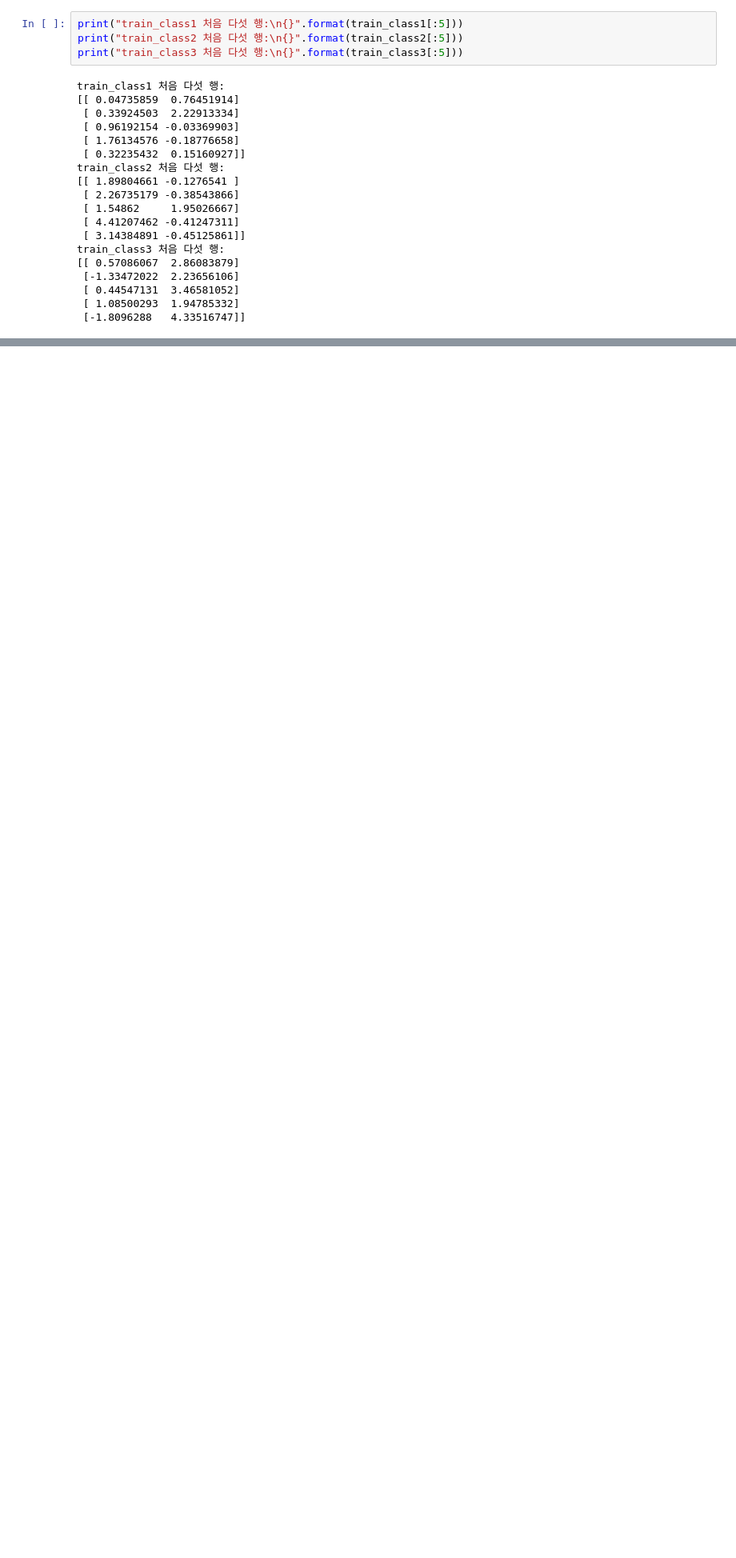
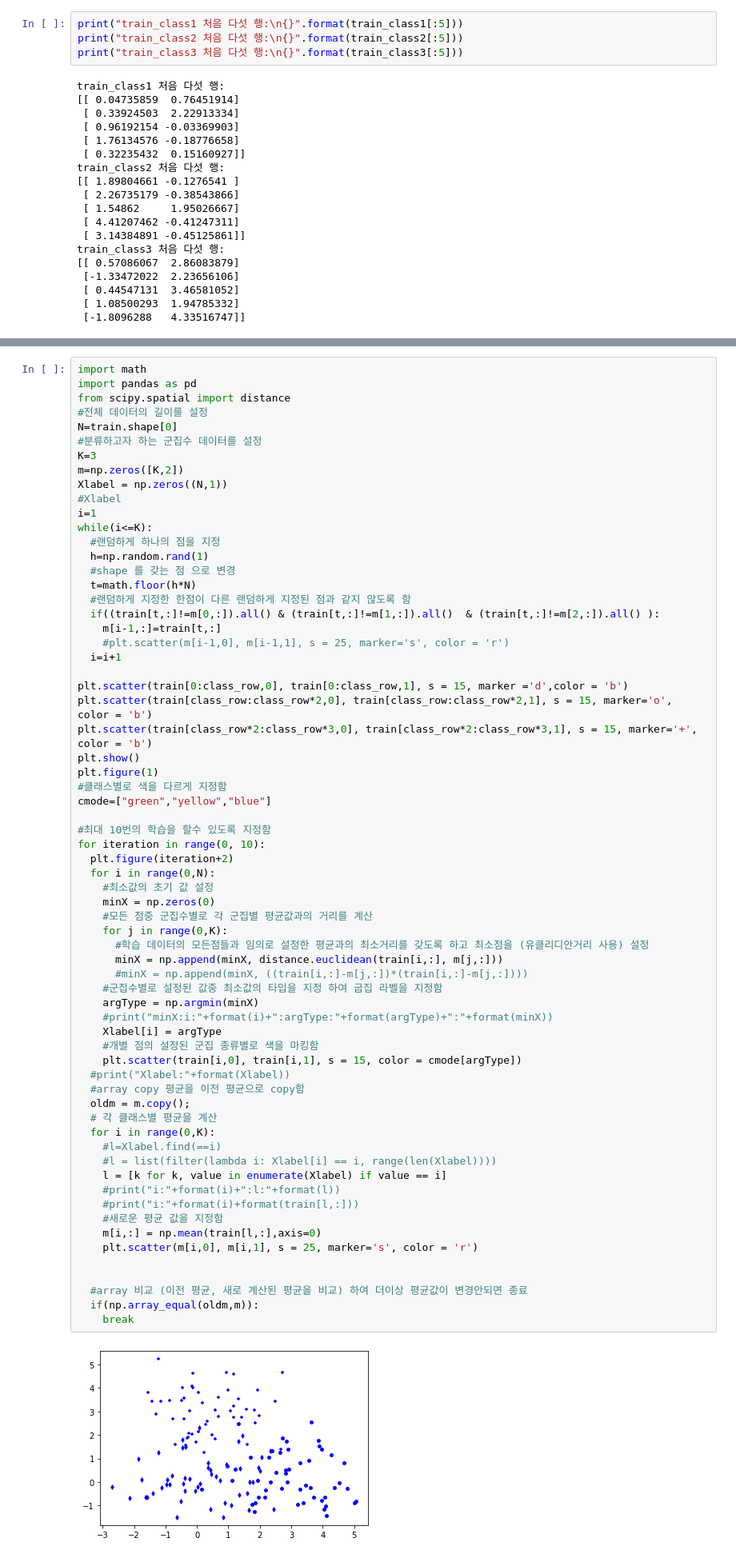
Before and after one commit to yojulab/knou_study_machinglearning, a Jupyter notebook: codes/yanginsuk/study7_군집화.ipynb, the cells around one changed output, grey strips where cells are left out. Shown at 80% size. Cells and saved outputs as stored; diff of their text form; blank space fills up the shorter version.

```diff
--- a/codes/yanginsuk/study7_군집화.ipynb
+++ b/codes/yanginsuk/study7_군집화.ipynb
@@ -269,0 +271,68 @@ for iteration in range(0, 10):
+# %%
+import math
+import pandas as pd
+from scipy.spatial import distance
+#전체 데이터의 길이를 설정
+N=train.shape[0]
+#분류하고자 하는 군집수 데이터를 설정
+K=3
+m=np.zeros([K,2])
+Xlabel = np.zeros((N,1))
+#Xlabel
+i=1
+while(i<=K):
+  #랜덤하게 하나의 점을 지정
+  h=np.random.rand(1)
+  #shape 를 갖는 점 으로 변경
+  t=math.floor(h*N)
+  #랜덤하게 지정한 한점이 다른 랜덤하게 지정된 점과 같지 않도록 함
+  if((train[t,:]!=m[0,:]).all() & (train[t,:]!=m[1,:]).all()  & (train[t,:]!=m[2,:]).all() ):
+    m[i-1,:]=train[t,:]
+    #plt.scatter(m[i-1,0], m[i-1,1], s = 25, marker='s', color = 'r')
+  i=i+1
+
+plt.scatter(train[0:class_row,0], train[0:class_row,1], s = 15, marker ='d',color = 'b')
+plt.scatter(train[class_row:class_row*2,0], train[class_row:class_row*2,1], s = 15, marker='o', color = 'b')
+plt.scatter(train[class_row*2:class_row*3,0], train[class_row*2:class_row*3,1], s = 15, marker='+', color = 'b')
+plt.show()
+plt.figure(1)
+#클래스별로 색을 다르게 지정함
+cmode=["green","yellow","blue"]
+
+#최대 10번의 학습을 할수 있도록 지정함
+for iteration in range(0, 10):
+  plt.figure(iteration+2)
+  for i in range(0,N):
+    #최소값의 초기 값 설정
+    minX = np.zeros(0)
+    #모든 점중 군집수별로 각 군집별 평균값과의 거리를 계산
+    for j in range(0,K):
+      #학습 데이터의 모든점들과 임의로 설정한 평균과의 최소거리를 갖도록 하고 최소점을 (유클리디안거리 사용) 설정
+      minX = np.append(minX, distance.euclidean(train[i,:], m[j,:]))
+      #minX = np.append(minX, ((train[i,:]-m[j,:])*(train[i,:]-m[j,:])))
+    #군집수별로 설정된 값중 최소값의 타입을 지정 하여 굽집 라벨을 지정함
+    argType = np.argmin(minX)
+    #print("minX:i:"+format(i)+":argType:"+format(argType)+":"+format(minX))
+    Xlabel[i] = argType
+    #개별 점의 설정된 군집 종류별로 색을 마킹함
+    plt.scatter(train[i,0], train[i,1], s = 15, color = cmode[argType])
+  #print("Xlabel:"+format(Xlabel))
+  #array copy 평균을 이전 평균으로 copy함
+  oldm = m.copy();
+  # 각 클래스별 평균을 계산
+  for i in range(0,K):
+    #l=Xlabel.find(==i)
+    #l = list(filter(lambda i: Xlabel[i] == i, range(len(Xlabel))))
+    l = [k for k, value in enumerate(Xlabel) if value == i]
+    #print("i:"+format(i)+":l:"+format(l))
+    #print("i:"+format(i)+format(train[l,:]))
+    #새로운 평균 값을 지정함
+    m[i,:] = np.mean(train[l,:],axis=0)
+    plt.scatter(m[i,0], m[i,1], s = 25, marker='s', color = 'r')
+
+
+  #array 비교 (이전 평균, 새로 계산된 평균을 비교) 하여 더이상 평균값이 변경안되면 종료
+  if(np.array_equal(oldm,m)):
+    break
+# %% [output]
+[figure, added]
```
Also changed, not shown: parts of 3 cells of this notebook.
